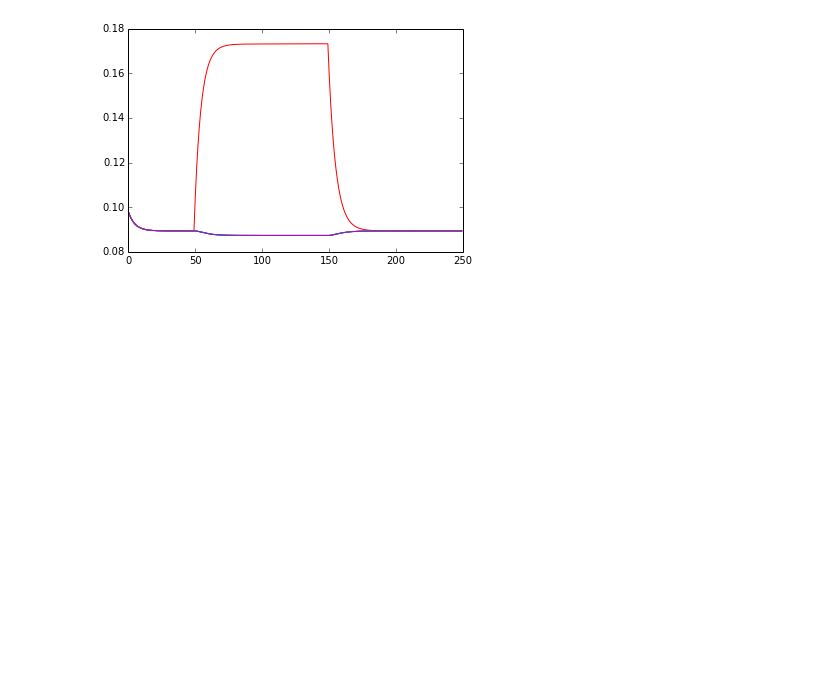
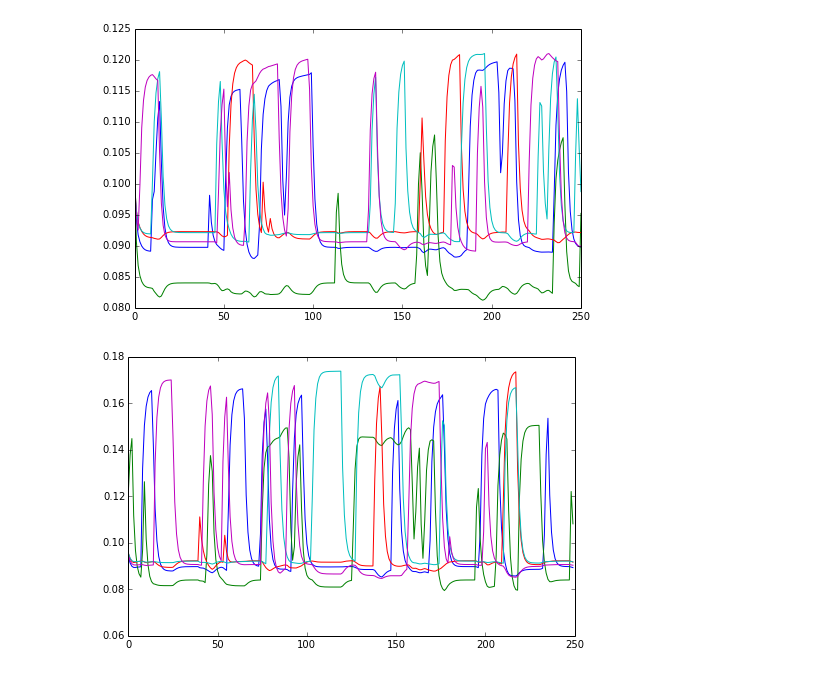
Before and after one commit to blennon/research, a Jupyter notebook: pf_mli_plasticity/MLI_MLI_connection_network.ipynb, the cells around one changed output. Cells and saved outputs as stored; diff of their text form; code cells hidden in the pictures; blank space fills up the shorter version.

Commit message:
added to MLI_MLI connection network. moved plotting code

```diff
--- a/pf_mli_plasticity/MLI_MLI_connection_network.ipynb
+++ b/pf_mli_plasticity/MLI_MLI_connection_network.ipynb
@@ -234,12 +123,19 @@ class Network(Network):
 # %%
 net = Network(w1=.1, w2=0., pf1=1., pf2=0., mli0=.1)
+sim = Simulation(net, dt=.25)
 recordings = []
 for trial in range(100):
-    net.run()
-    recordings.append(net.get_monitor_states())
-    net.reset()
+    sim.run()
+    recordings.append(sim.get_monitor_states())
+    sim.reset_network()
 # %%
+figure(figsize=(8,5))
+for i in range(5):
+    plot(recordings[0]['MLI'][i])
+
+figure(figsize=(8,5))
 for i in range(5):
     plot(recordings[99]['MLI'][i])
 # %% [output]
-[figure, old version]
+[figure, new version]
+[figure, added]
```
Also changed, not shown: parts of 6 cells of this notebook, 1 other file.
